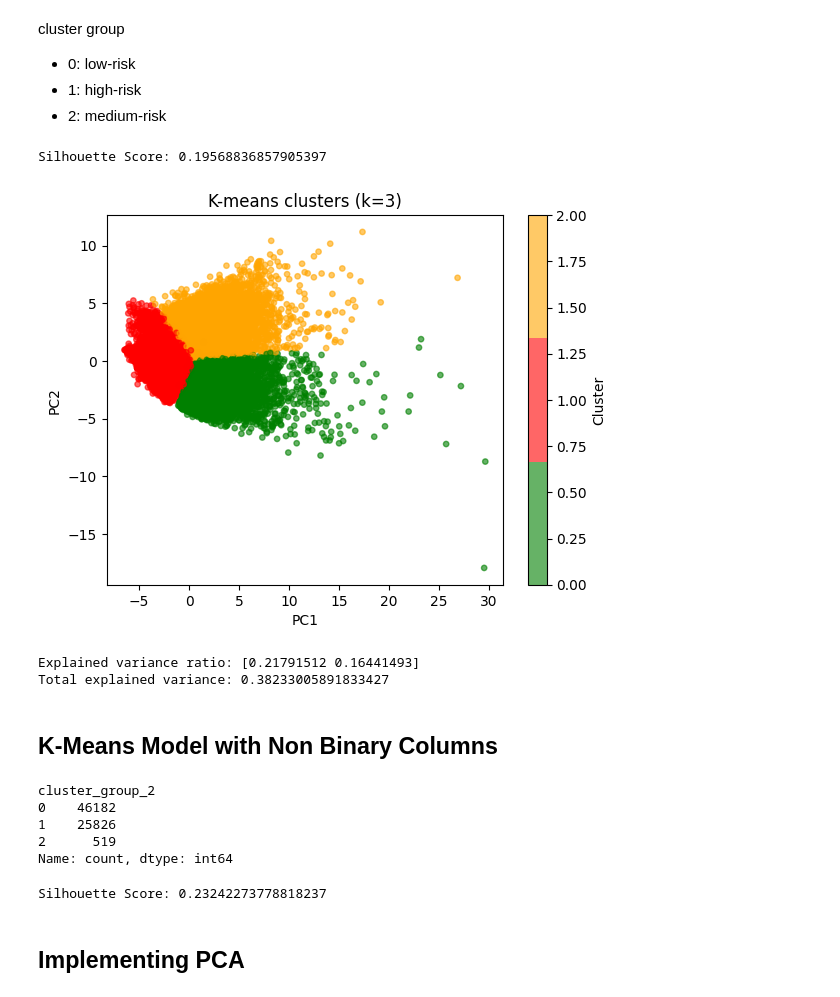
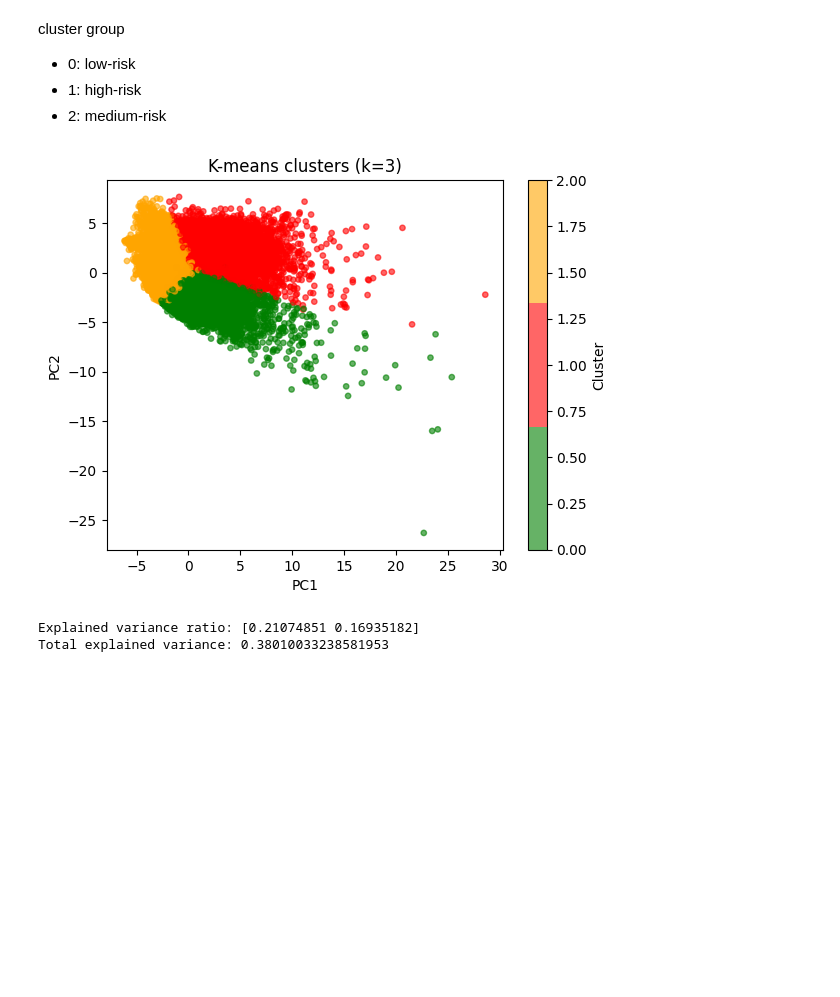
Before and after one commit to mcundins/cse6242-project, a Jupyter notebook: kmeans_modeling/kmeans_food_desert_risk_train.ipynb, the cells around one changed output. Cells and saved outputs as stored; diff of their text form; code cells hidden in the pictures; blank space fills up the shorter version.

Commit message:
updated train data

```diff
--- a/kmeans_modeling/kmeans_food_desert_risk_train.ipynb
+++ b/kmeans_modeling/kmeans_food_desert_risk_train.ipynb
@@ -116,9 +212,9 @@ dtype: int64
 # %% [markdown]
 ## Correlation Matrix
 # %%
-df_2019_x = df_2019.drop(columns=['tract_id'])
+X = df_2019.drop(columns=['tract_id', 'state','state_name','County' ])
 
-corr_matrix = df_2019_x.corr()
+corr_matrix = X.corr()
 
 plt.figure(figsize=(10, 10))
 sns.heatmap(corr_matrix, annot=True, cmap='coolwarm')
@@ -190,13 +241,9 @@ Keeping all variables based on whether or not VIP > 8.
 # %% [markdown]
 ## K-Means Model with ALL Columns
 # %%
-# pipeline, standardize
 from sklearn.preprocessing import StandardScaler
-from sklearn.impute import SimpleImputer
 from sklearn.cluster import KMeans
 from sklearn.pipeline import Pipeline
-
-X = df_2019_x
 
 pipeline = Pipeline([
     ('scaler', StandardScaler()),
@@ -211,8 +258,8 @@ X_train = X
 
 pipeline.fit(X_train) #fitting in standardized pipeline
 
-df_2019_x['cluster_group'] = pipeline.predict(X_train)
+df_2019['cluster_group'] = pipeline.predict(X_train)
 
-print(df_2019_x['cluster_group'].value_counts().sort_index())
+print(df_2019['cluster_group'].value_counts().sort_index())
 # %% [output]
 cluster_group
@@ -234,54 +286,32 @@ cluster group
 *   0: low-risk
 *   1: high-risk
 *   2: medium-risk
-# %%
-from sklearn.metrics import silhouette_score
-
-
-pipeline.fit(X_train)
-
-#silhouette evaluation
-X_scaled = pipeline[:-1].transform(X_train)
-
-df_2019_x['cluster_group'] = pipeline.predict(X_train)
-
-# Calculate silhouette score
-silhouette_kmeans_full_model = silhouette_score(
-    X_scaled,
-    df_2019_x['cluster_group'] # clusters from original model
-)
-
-print("Silhouette Score:", silhouette_kmeans_full_model)
-# %% [output]
-Silhouette Score: 0.19568836857905397
 # %%
 #PCA with all columns
 
 from matplotlib.colors import ListedColormap
 
 pca_allcols = PCA(n_components=2)
 pcs_allcols = pca_allcols.fit_transform(X_scaled)
 
 
 cmap_x = ListedColormap(['green', 'red', 'orange'])
 plt.scatter(pcs_allcols[:, 0],
             pcs_allcols[:, 1],
-            c=df_2019_x['cluster_group'],
+            c=df_2019['cluster_group'],
             cmap=cmap_x, alpha=0.6, s=15)
 
 plt.xlabel('PC1')
 plt.ylabel('PC2')
 plt.title('K-means clusters (k=3)')
 plt.colorbar(label='Cluster')
 
 plt.show()
 
 print("Explained variance ratio:", pca_allcols.explained_variance_ratio_)
 
 print("Total explained variance:", sum(pca_allcols.explained_variance_ratio_))
 # %% [output]
-[figure, old version]
+[figure, new version]
-Explained variance ratio: [0.21791512 0.16441493]
-Total explained variance: 0.38233005891833427
+Explained variance ratio: [0.21074851 0.16935182]
+Total explained variance: 0.38010033238581953
-# %% [markdown]
-## K-Means Model with Non Binary Columns
@@ -313,37 +317,0 @@ features_2 = ['clean__population_total',
-# %%
-X_train_2 = df_2019_x[features_2].copy()
-
-pipeline = Pipeline([
-    ('scaler', StandardScaler()),
-    ('kmeans', KMeans(
-        n_clusters=3,
-        random_state=42,
-        n_init=10
-    ))
-])
-
-
-pipeline.fit(X_train_2) #fitting in standardized pipeline
-
-df_2019_x['cluster_group_2'] = pipeline.predict(X_train_2)
-
-print(df_2019_x['cluster_group_2'].value_counts().sort_index())
-# %% [output]
-cluster_group_2
-0    46182
-1    25826
-2      519
-Name: count, dtype: int64
-# %%
-X2_scaled = pipeline[:-1].transform(X_train_2)
-
-silhouette_kmeans_model_2 = silhouette_score(
-    X2_scaled,
-    df_2019_x['cluster_group_2']
-)
-
-print("Silhouette Score:", silhouette_kmeans_model_2)
-# %% [output]
-Silhouette Score: 0.23242273778818237
-# %% [markdown]
-## Implementing PCA
```
Also changed, not shown: parts of 25 cells of this notebook.
